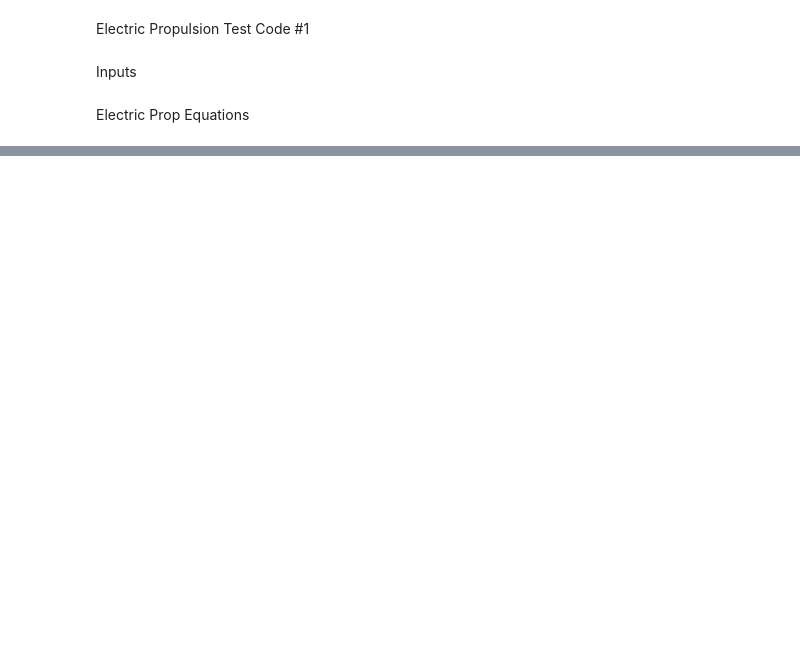
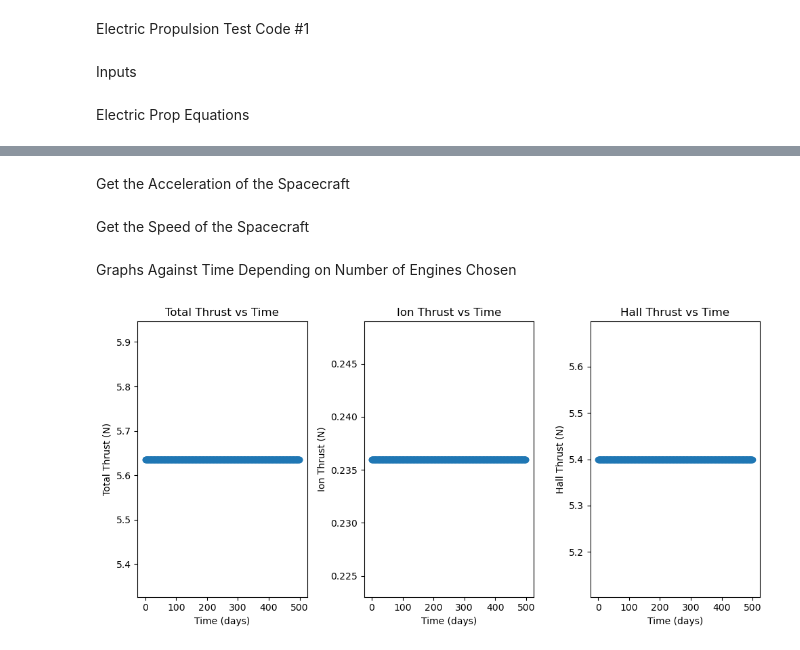
Before and after one commit to Sgail7/Prelim_Rocket_Calc, a Jupyter notebook: electric_prop_test1.ipynb, the cells around one changed output, grey strips where cells are left out. Saved outputs shown, nothing was run; the diff lists cells and outputs as text; code cells hidden in the pictures; blank space fills up the shorter version.

```diff
--- a/electric_prop_test1.ipynb
+++ b/electric_prop_test1.ipynb
@@ -13,6 +13,11 @@ data = pd.read_excel('Electric_Rockets_and_Solar_Panels.xlsx')
 iont = 3
 hallt = 0
 solarp = 6
+# choose the amount of Ion and Hall thrusters
+ionnumber = 1
+hallnumber = 1
+# choose the weight of the spacecraft
+totalweight = 900000
 # %%
 # From Solar Panels
 pp = data.iloc[solarp,1] # power per panel
@@ -50,0 +64,15 @@ halldot = (2*hallEP)/(hallUe**2)
+# %%
+time = np.arange(0, 500)
+ones_array = np.ones((500, 1))
+# Choose how often hall thrusters are used in hours
+halltime = 24 # in hours (so it fires once every hour right now)
+# Ion total Thrust
+iontotalthrust = ionthrust*ionnumber*ones_array
+#*time*60*60*24
+# Hall total Thrust
+halltotalthrust = hallthrust*hallnumber*ones_array
+#*time*halltime
+# Total Thrust
+totalthrust = (iontotalthrust + halltotalthrust)*ones_array
+# %% [markdown]
+Get the Acceleration of the Spacecraft
@@ -50,0 +90,2 @@ halldot = (2*hallEP)/(hallUe**2)
+# %% [markdown]
+Get the Speed of the Spacecraft
@@ -50,0 +101,27 @@ halldot = (2*hallEP)/(hallUe**2)
+# %% [markdown]
+Graphs Against Time Depending on Number of Engines Chosen
+# %%
+fig, axs = plt.subplots(1, 3, figsize=(10, 5))
+
+# Total Thrust
+axs[0].scatter(time, totalthrust)
+axs[0].set_xlabel('Time (days)')
+axs[0].set_ylabel('Total Thrust (N)')
+axs[0].set_title('Total Thrust vs Time')
+
+# Ion Thrust
+axs[1].scatter(time, iontotalthrust)
+axs[1].set_xlabel('Time (days)')
+axs[1].set_ylabel('Ion Thrust (N)')
+axs[1].set_title('Ion Thrust vs Time')
+
+# Hall Thrust
+axs[2].scatter(time, halltotalthrust)
+axs[2].set_xlabel('Time (days)')
+axs[2].set_ylabel('Hall Thrust (N)')
+axs[2].set_title('Hall Thrust vs Time')
+
+plt.tight_layout()
+plt.show()
+# %% [output]
+[figure, added]
```
Also changed, not shown: parts of 6 cells of this notebook.
